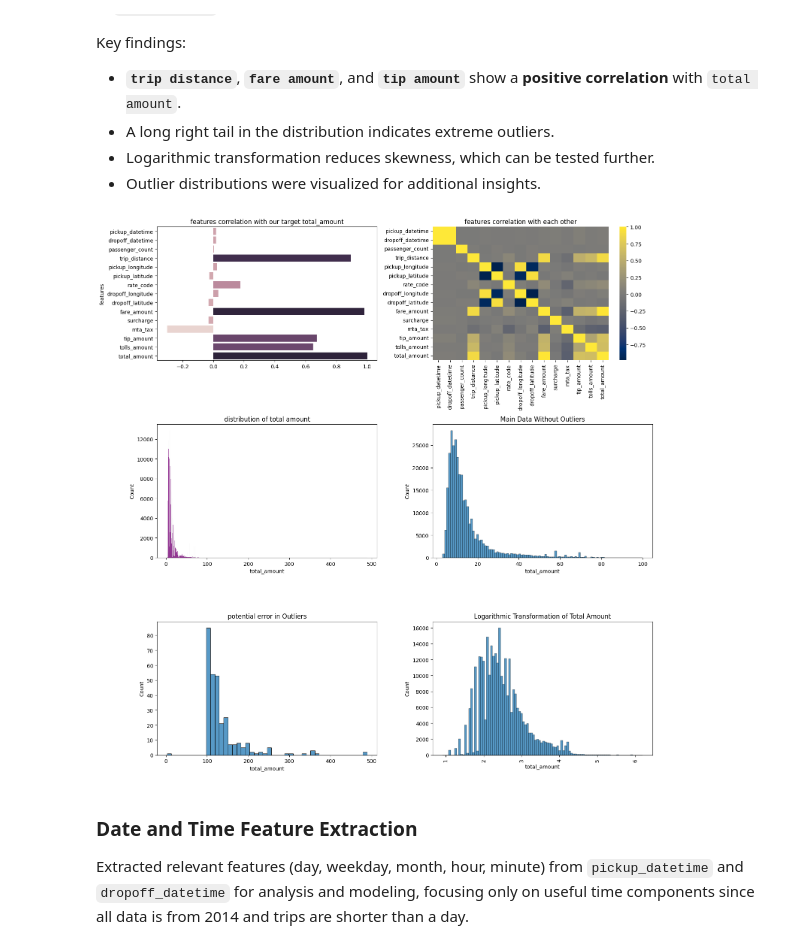
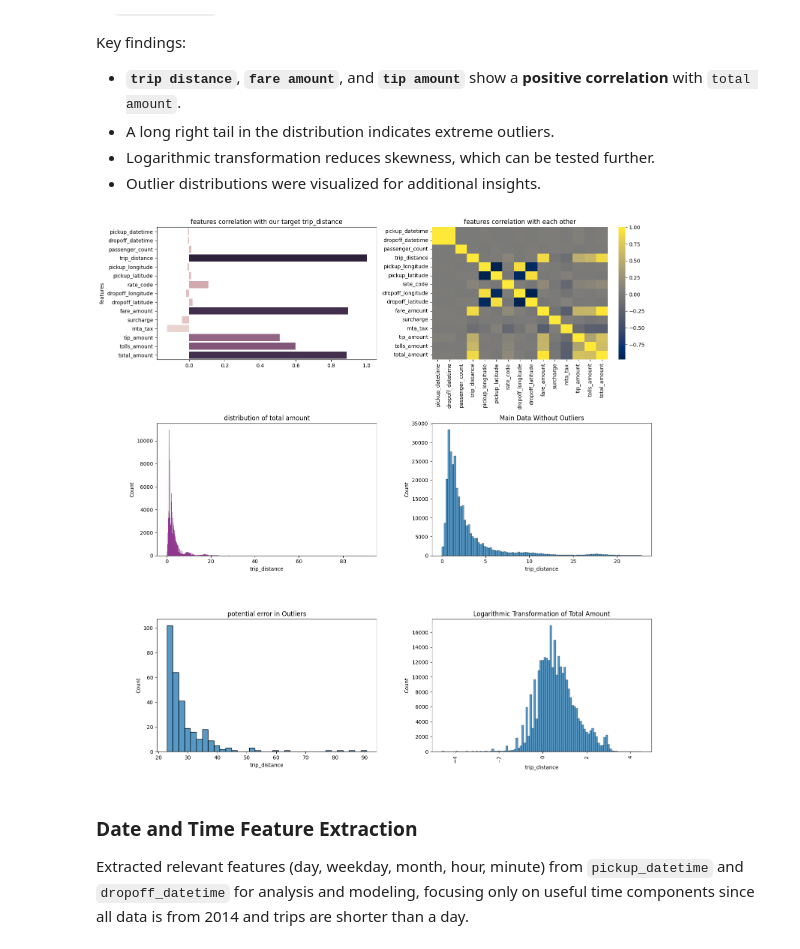
Before and after one commit to Esmaeil-Mashhadi/NewYork_Taxi_Travel_Prediction, a Jupyter notebook: main.ipynb, the cells around one changed output. Drawn from its saved outputs; the diff is of its cells as text; code cells hidden in the pictures.

Commit message:
fixed the wrong target

```diff
--- a/main.ipynb
+++ b/main.ipynb
@@ -47,50 +47,50 @@ Key findings:
 - Logarithmic transformation reduces skewness, which can be tested further.
 - Outlier distributions were visualized for additional insights.
 # %%
-correlation = nyc_df.corr()['total_amount']
+correlation = nyc_df.corr()['trip_distance']
 fig , axes = plt.subplots(3, 2 , figsize=(15,15))
 sns.barplot(y= correlation.index , x=correlation.values ,hue=correlation.values , legend=False , ax=axes[0 , 0])
-axes[0 , 0].set_title('features correlation with our target total_amount')
+axes[0 , 0].set_title('features correlation with our target trip_distance')
 
 axes[0 ,0].set_ylabel('features')
 
 plt.xticks(rotation=90);
 
-# Visualizing the distribution of 'total_amount' to inspect its overall spread
+# Visualizing the distribution of 'trip_distance' to inspect its overall spread
 
 sns.heatmap(nyc_df.corr() , ax =axes[0 ,1], cmap='cividis')
-min_amount_value = nyc_df['total_amount'].min()
-max_amount_value = nyc_df['total_amount'].max()
+min_amount_value = nyc_df['trip_distance'].min()
+max_amount_value = nyc_df['trip_distance'].max()
 
 axes[0 , 1].set_title('features correlation with each other')
 
 
-sns.histplot(x=nyc_df['total_amount'] , ax=axes[1, 0] , color='purple')
+sns.histplot(x=nyc_df['trip_distance'] , ax=axes[1, 0] , color='purple')
 axes[1, 0].set_title('distribution of total amount')
 
 # Set thresholds for identifying outliers based on the 5th and 95th percentiles
-upper_outliers_threshold = nyc_df['total_amount'].quantile(0.999)
-lower_outliers_threshold = nyc_df['total_amount'].quantile(0.001)
+upper_outliers_threshold = nyc_df['trip_distance'].quantile(0.999)
+lower_outliers_threshold = nyc_df['trip_distance'].quantile(0.001)
 
-# Ploting 'total_amount' excluding outliers, focusing on the main data distribution
+# Ploting 'trip_distance' excluding outliers, focusing on the main data distribution
 
-sns.histplot(x=nyc_df[(nyc_df['total_amount']< upper_outliers_threshold) & (nyc_df['total_amount']> lower_outliers_threshold)]['total_amount'] , ax=axes[1, 1] , bins=100)
+sns.histplot(x=nyc_df[(nyc_df['trip_distance']< upper_outliers_threshold) & (nyc_df['trip_distance']> lower_outliers_threshold)]['trip_distance'] , ax=axes[1, 1] , bins=100)
 axes[1, 1].set_title('Main Data Without Outliers')
 
-# # Apply logarithmic transformation to 'total_amount' to reduce the impact of outliers and see the distribution more clearly
+# # Apply logarithmic transformation to 'trip_distance' to reduce the impact of outliers and see the distribution more clearly
 
-outliers = nyc_df[(nyc_df['total_amount'] > upper_outliers_threshold) | (nyc_df['total_amount'] < lower_outliers_threshold)]
+outliers = nyc_df[(nyc_df['trip_distance'] > upper_outliers_threshold) | (nyc_df['trip_distance'] < lower_outliers_threshold)]
 
-sns.histplot(outliers['total_amount'] , ax=axes[2, 0])
+sns.histplot(outliers['trip_distance'] , ax=axes[2, 0])
 axes[2, 0].set_title(f'potential error in Outliers')
 
-sns.histplot(x=np.log(nyc_df['total_amount'])  , ax=axes[2, 1] , bins=100 ,kde=False)
+sns.histplot(x=np.log(nyc_df['trip_distance'])  , ax=axes[2, 1] , bins=100 ,kde=False)
 axes[2, 1].set_title('Logarithmic Transformation of Total Amount')
 
 # Ploting the distribution of identified outliers
 plt.tight_layout()
 # %% [output]
-[figure, old version]
+[figure, new version]
 # %% [markdown]
 ### Date and Time Feature Extraction
 Extracted relevant features (day, weekday, month, hour, minute) from `pickup_datetime` and `dropoff_datetime` for analysis and modeling, focusing only on useful time components since all data is from 2014 and trips are shorter than a day.
```
Also changed, not shown: parts of 15 cells of this notebook.
